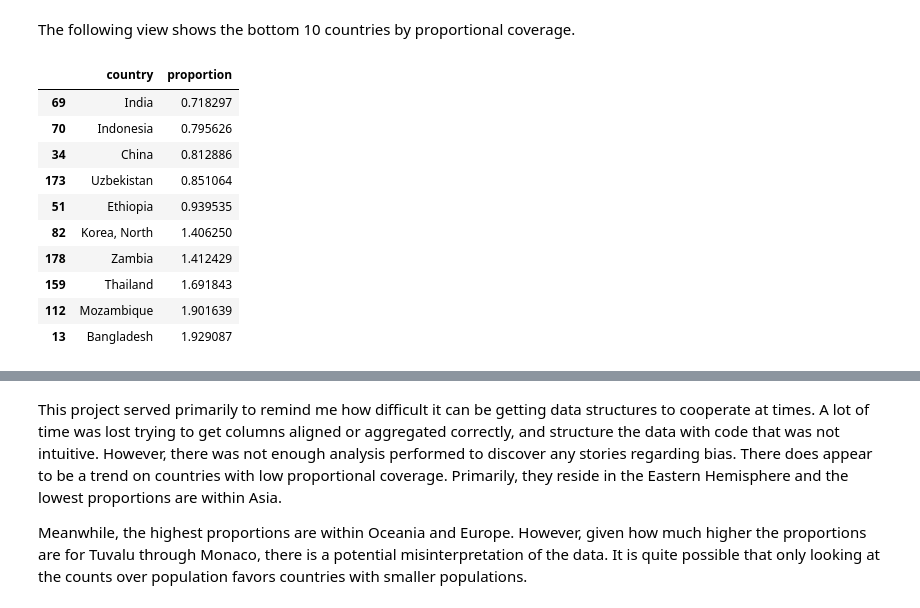
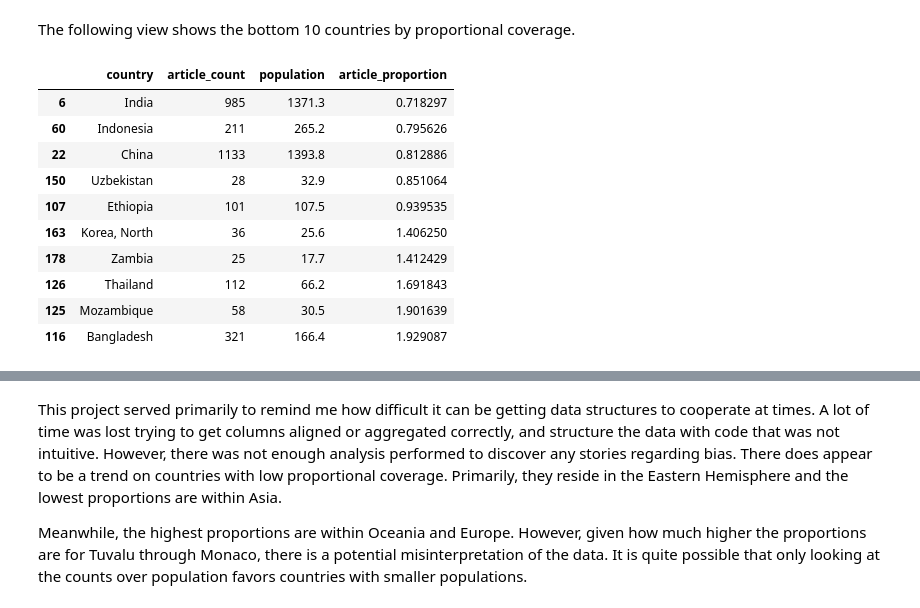
Before and after one commit to adrianmt18/data-512-a2, a Jupyter notebook: A2_Bias_in_Data/hcds-a2-bias.ipynb, the cells around one changed output, grey strips where cells are left out. Drawn from its saved outputs; the diff is of its cells as text; code cells hidden in the pictures.

```diff
--- a/A2_Bias_in_Data/hcds-a2-bias.ipynb
+++ b/A2_Bias_in_Data/hcds-a2-bias.ipynb
@@ -130,11 +145,12 @@ no_match.to_csv('wp_wpds_countries-no_match.csv', index=False)
 # %%
 # Merge the data frames
 df_articles = article_data[article_data._merge == 'both']
-df_articles = df_articles.drop(['_merge'], axis = 1).rename(columns={'Population mid-2018 (millions)': 'population', 'page' : 'article_name'})
-df_articles = df_articles[pd.Series(['country', 'article_name', 'rev_id', 'article_quality', 'population', 'Region'])]
+df_articles = df_articles.drop(['_merge'], axis=1).rename(columns={'Population mid-2018 (millions)': 'population', 'page' : 'article_name'})
+df_articles = df_articles[pd.Series(['Region', 'country', 'article_name', 'rev_id', 'article_quality', 'population'])]
 df_articles['population'] = df_articles['population'].str.replace(',', '').astype(float)
 
 df_articles.to_csv('wp_wpds_politicians_by_country.csv', index=False)
 
+df_articles = df_articles.drop(['rev_id'], axis=1)
 df_articles.head()
 # %% [output]
@@ -151,29 +178,0 @@ First, we will calculate the count of articles by country. Then, we will constru
-# %%
-# Gather the count of articles by country
-counts = []
-for ab in df_articles.country.unique():
-    artCount = len(df_articles[df_articles['country'] == ab])
-    counts.append((ab, artCount))
-
-art_Counts = DF(np.asarray(counts), columns=['country', 'article_count'])
-art_Counts['article_count'] = art_Counts['article_count'].astype(int)
-
-# Build the article proportions dataframe
-df_proportions = df_articles.merge(art_Counts, how='left', left_on='country', right_on='country')
-df_proportions.article_count = (df_proportions.article_count/df_proportions.population)
-
-# Proportions by country
-df_proportions = df_proportions.rename(columns={'article_count': 'article_proportion'})[pd.Series(['country', 'article_proportion'])]
-
-# Separate DataFrames for regions, countries and proportion values
-countries = df_proportions.sort_values('country')['country'].unique()
-proportions = df_proportions.groupby('country', group_keys=False).max()['article_proportion']
-df_countries = DF(countries)
-
-# Join the country and proportions into one table
-country_proportions = []
-for c, p in zip(countries, proportions):
-    #reg = df_articles[df_articles['country'] == c]['Region'][0]
-    country_proportions.append((c,p))
-
-country_proportions = DF(country_proportions, columns=['country', 'proportion'])
@@ -180,3 +269,12 @@ country_proportions = DF(country_proportions, columns=['country', 'proportion'])
+# %%
+# Article proportions by country
+df_art['article_proportion'] = (df_art.article_count/df_art.population)
+# Article proportions by region
+df_art_R['article_proportion'] = (df_art_R.article_count/df_art_R.population)
+# High quality article proportions by country
+df_artHQ['article_proportion'] = (df_artHQ.article_count/df_artHQ.population)
+# High quality article proportions by region
+df_artHQ_R['article_proportion'] = (df_artHQ_R.article_count/df_artHQ_R.population)
 # %% [markdown]
 The following view shows the top 10 countries by proportional coverage.
 # %%
@@ -196,16 +294,16 @@ country_proportions.sort_values('proportion', ascending=False).head(10)
 # %% [markdown]
 The following view shows the bottom 10 countries by proportional coverage.
 # %%
-country_proportions.sort_values('proportion', ascending=True).head(10)
+df_art.sort_values('article_proportion', ascending=True).head(10)
 # %% [output]
-|  | country | proportion |
-| 69 | India | 0.718297 |
-| 70 | Indonesia | 0.795626 |
-| 34 | China | 0.812886 |
-| 173 | Uzbekistan | 0.851064 |
-| 51 | Ethiopia | 0.939535 |
-| 82 | Korea, North | 1.406250 |
-| 178 | Zambia | 1.412429 |
-| 159 | Thailand | 1.691843 |
-| 112 | Mozambique | 1.901639 |
-| 13 | Bangladesh | 1.929087 |
+|  | country | article_count | population | article_proportion |
+| 6 | India | 985 | 1371.3 | 0.718297 |
+| 60 | Indonesia | 211 | 265.2 | 0.795626 |
+| 22 | China | 1133 | 1393.8 | 0.812886 |
+| 150 | Uzbekistan | 28 | 32.9 | 0.851064 |
+| 107 | Ethiopia | 101 | 107.5 | 0.939535 |
+| 163 | Korea, North | 36 | 25.6 | 1.406250 |
+| 178 | Zambia | 25 | 17.7 | 1.412429 |
+| 126 | Thailand | 112 | 66.2 | 1.691843 |
+| 125 | Mozambique | 58 | 30.5 | 1.901639 |
+| 116 | Bangladesh | 321 | 166.4 | 1.929087 |
```
Also changed, not shown: parts of 21 cells of this notebook, 1 other file.
